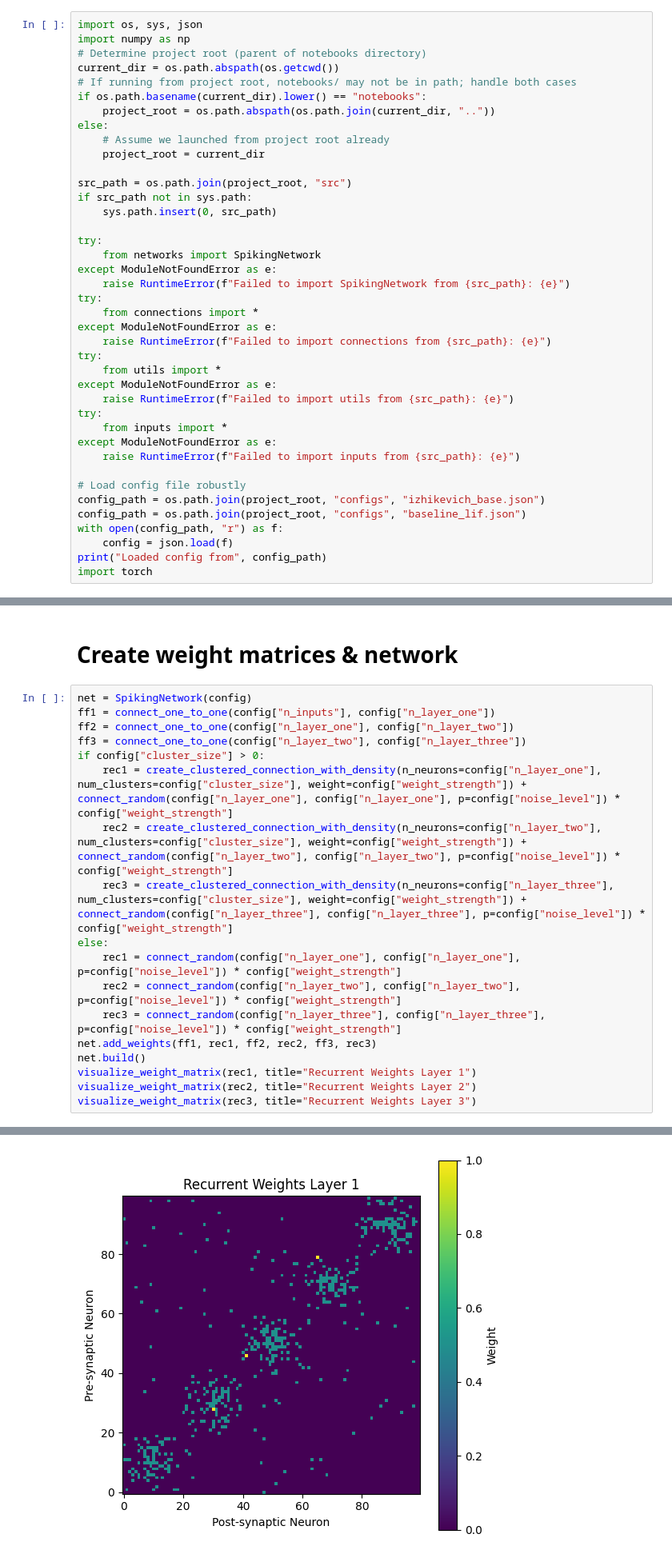
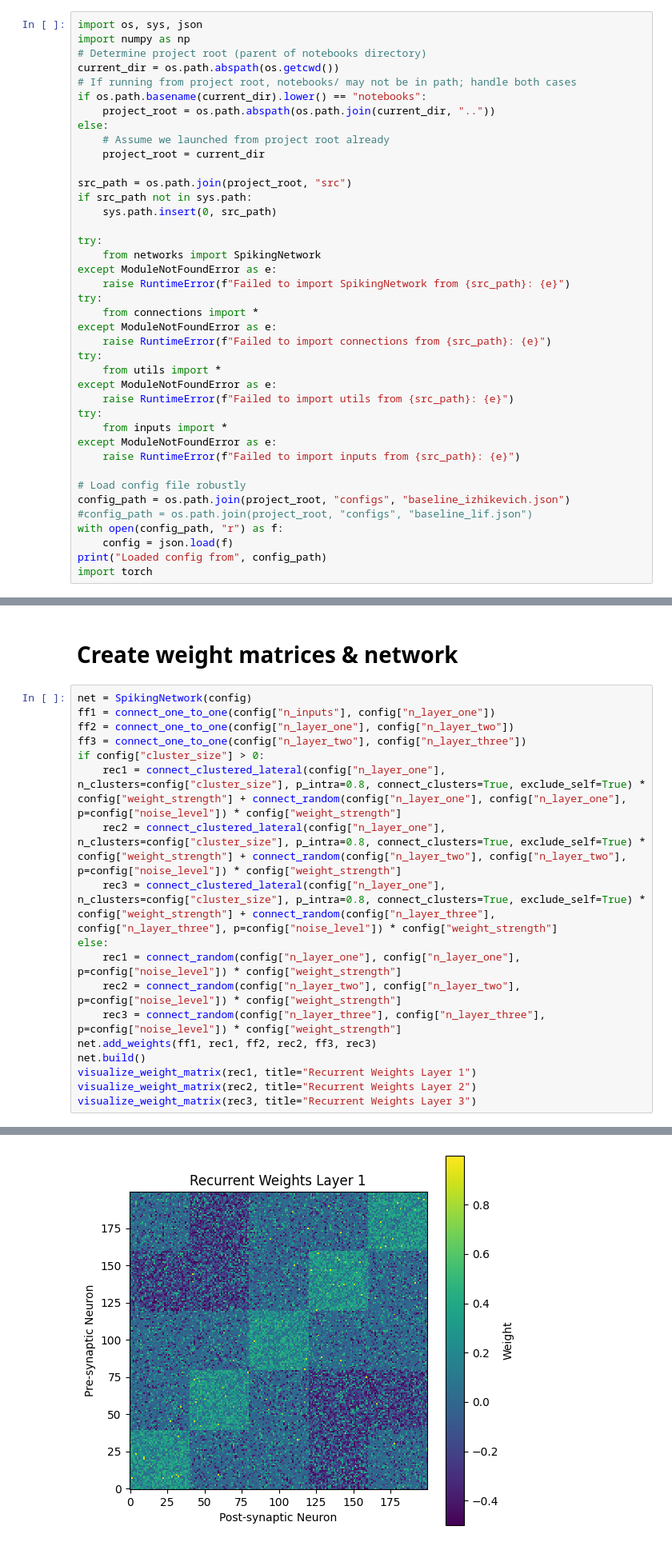
Before and after one commit to H-27/spiking-network-info-transmission, a Jupyter notebook: notebooks/network_display.ipynb, the cells around one changed output, grey strips where cells are left out. Shown at 80% size. Cells and saved outputs as stored; diff of their text form.

```diff
--- a/notebooks/network_display.ipynb
+++ b/notebooks/network_display.ipynb
@@ -34,8 +34,8 @@ except ModuleNotFoundError as e:
     raise RuntimeError(f"Failed to import inputs from {src_path}: {e}")
 
 # Load config file robustly
-config_path = os.path.join(project_root, "configs", "izhikevich_base.json")
-config_path = os.path.join(project_root, "configs", "baseline_lif.json")
+config_path = os.path.join(project_root, "configs", "baseline_izhikevich.json")
+#config_path = os.path.join(project_root, "configs", "baseline_lif.json")
 with open(config_path, "r") as f:
     config = json.load(f)
 print("Loaded config from", config_path)
@@ -47,22 +47,22 @@ Loaded config from c:\Users\Work\VSCodeProjects\spiking-network-info-transmissio
 # %%
 net = SpikingNetwork(config)
 ff1 = connect_one_to_one(config["n_inputs"], config["n_layer_one"])
 ff2 = connect_one_to_one(config["n_layer_one"], config["n_layer_two"])
 ff3 = connect_one_to_one(config["n_layer_two"], config["n_layer_three"])
 if config["cluster_size"] > 0:
-    rec1 = create_clustered_connection_with_density(n_neurons=config["n_layer_one"], num_clusters=config["cluster_size"], weight=config["weight_strength"]) + connect_random(config["n_layer_one"], config["n_layer_one"], p=config["noise_level"]) * config["weight_strength"]
-    rec2 = create_clustered_connection_with_density(n_neurons=config["n_layer_two"], num_clusters=config["cluster_size"], weight=config["weight_strength"]) + connect_random(config["n_layer_two"], config["n_layer_two"], p=config["noise_level"]) * config["weight_strength"]
-    rec3 = create_clustered_connection_with_density(n_neurons=config["n_layer_three"], num_clusters=config["cluster_size"], weight=config["weight_strength"]) + connect_random(config["n_layer_three"], config["n_layer_three"], p=config["noise_level"]) * config["weight_strength"]
+    rec1 = connect_clustered_lateral(config["n_layer_one"], n_clusters=config["cluster_size"], p_intra=0.8, connect_clusters=True, exclude_self=True) * config["weight_strength"] + connect_random(config["n_layer_one"], config["n_layer_one"], p=config["noise_level"]) * config["weight_strength"]
+    rec2 = connect_clustered_lateral(config["n_layer_one"], n_clusters=config["cluster_size"], p_intra=0.8, connect_clusters=True, exclude_self=True) * config["weight_strength"] + connect_random(config["n_layer_two"], config["n_layer_two"], p=config["noise_level"]) * config["weight_strength"]
+    rec3 = connect_clustered_lateral(config["n_layer_one"], n_clusters=config["cluster_size"], p_intra=0.8, connect_clusters=True, exclude_self=True) * config["weight_strength"] + connect_random(config["n_layer_three"], config["n_layer_three"], p=config["noise_level"]) * config["weight_strength"]
 else:
     rec1 = connect_random(config["n_layer_one"], config["n_layer_one"], p=config["noise_level"]) * config["weight_strength"]
     rec2 = connect_random(config["n_layer_two"], config["n_layer_two"], p=config["noise_level"]) * config["weight_strength"]
     rec3 = connect_random(config["n_layer_three"], config["n_layer_three"], p=config["noise_level"]) * config["weight_strength"]
 net.add_weights(ff1, rec1, ff2, rec2, ff3, rec3)
 net.build()
 visualize_weight_matrix(rec1, title="Recurrent Weights Layer 1")
 visualize_weight_matrix(rec2, title="Recurrent Weights Layer 2")
 visualize_weight_matrix(rec3, title="Recurrent Weights Layer 3")
 # %% [output]
 No learning for lateral connections.
 No learning for feedforward connections.
-[figure, old version]
+[figure, new version]
```
Also changed, not shown: parts of 5 cells of this notebook, 13 other files.
